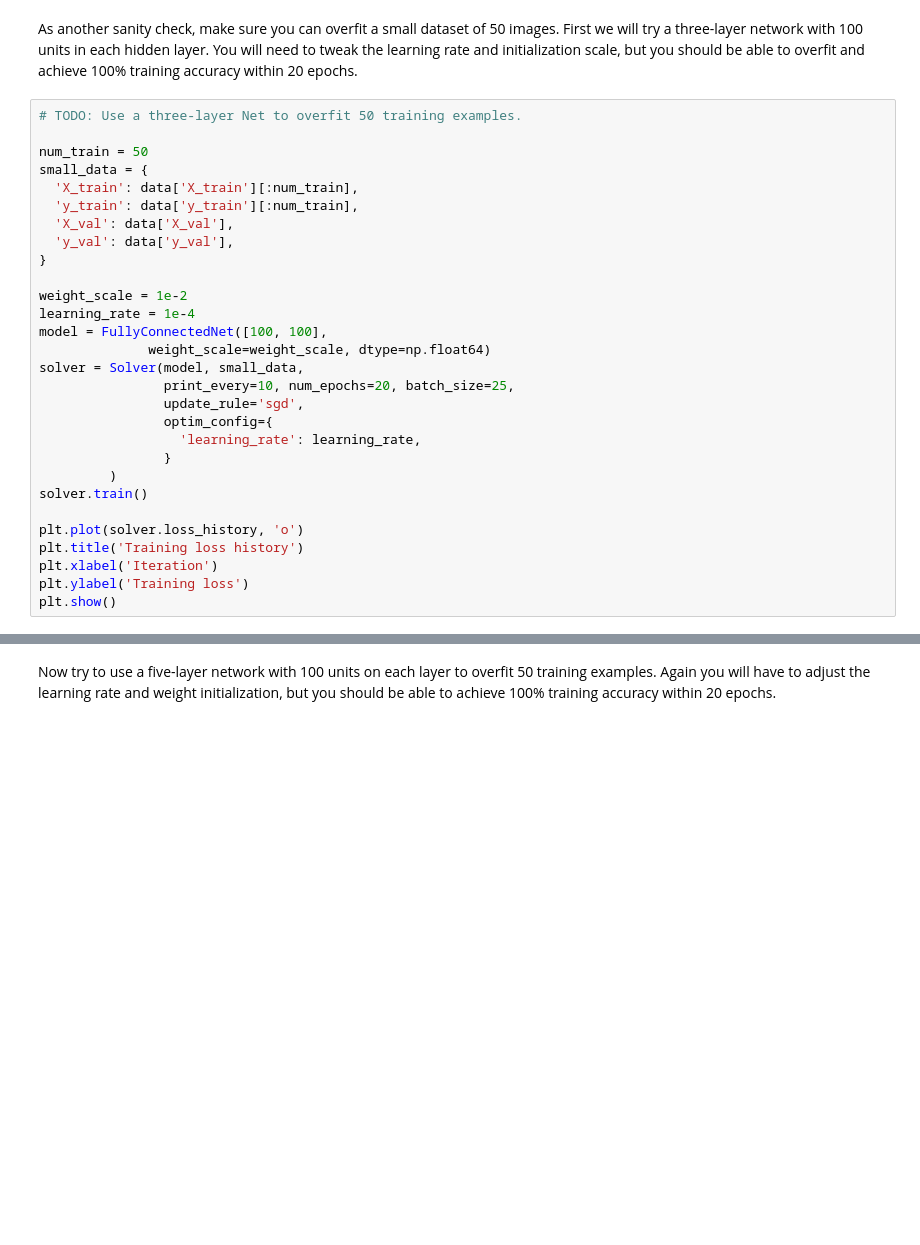
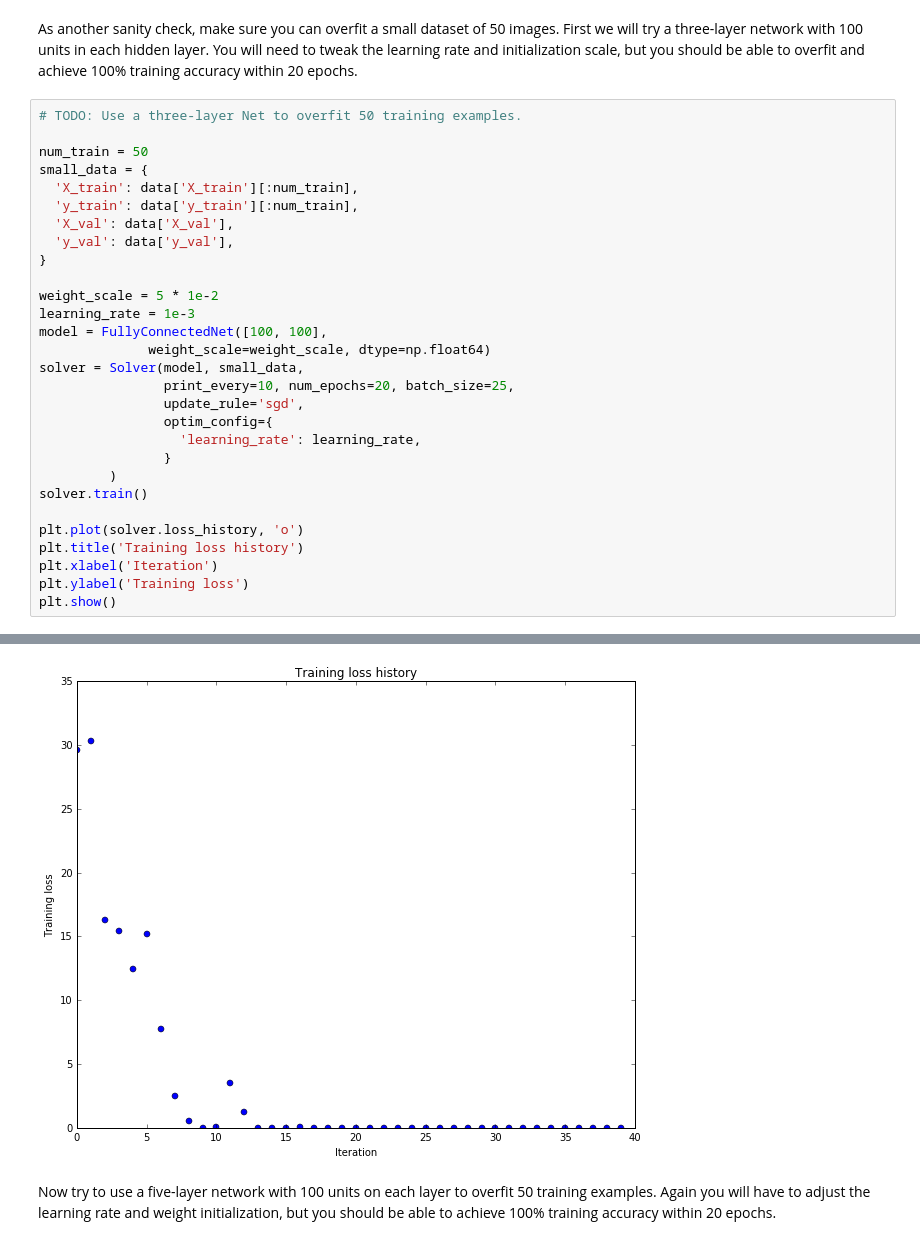
Before and after one commit to reddragon/cs231n, a Jupyter notebook: assignment2/FullyConnectedNets.ipynb, the cells around one changed output, grey strips where cells are left out. Cells and saved outputs as stored; diff of their text form; blank space fills up the shorter version.

```diff
--- a/assignment2/FullyConnectedNets.ipynb
+++ b/assignment2/FullyConnectedNets.ipynb
@@ -408,8 +426,8 @@ small_data = {
   'y_val': data['y_val'],
 }
 
-weight_scale = 1e-2
-learning_rate = 1e-4
+weight_scale = 5 * 1e-2
+learning_rate = 1e-3
 model = FullyConnectedNet([100, 100],
               weight_scale=weight_scale, dtype=np.float64)
 solver = Solver(model, small_data,
@@ -426,3 +444,4 @@ plt.title('Training loss history')
 plt.xlabel('Iteration')
 plt.ylabel('Training loss')
 plt.show()
+# %% [output]
@@ -429,3 +465,4 @@ plt.show()
+[figure, added]
 # %% [markdown]
 Now try to use a five-layer network with 100 units on each layer to overfit 50 training examples. Again you will have to adjust the learning rate and weight initialization, but you should be able to achieve 100% training accuracy within 20 epochs.
 # %%
```
Also changed, not shown: parts of 9 cells of this notebook, 1 other file.
